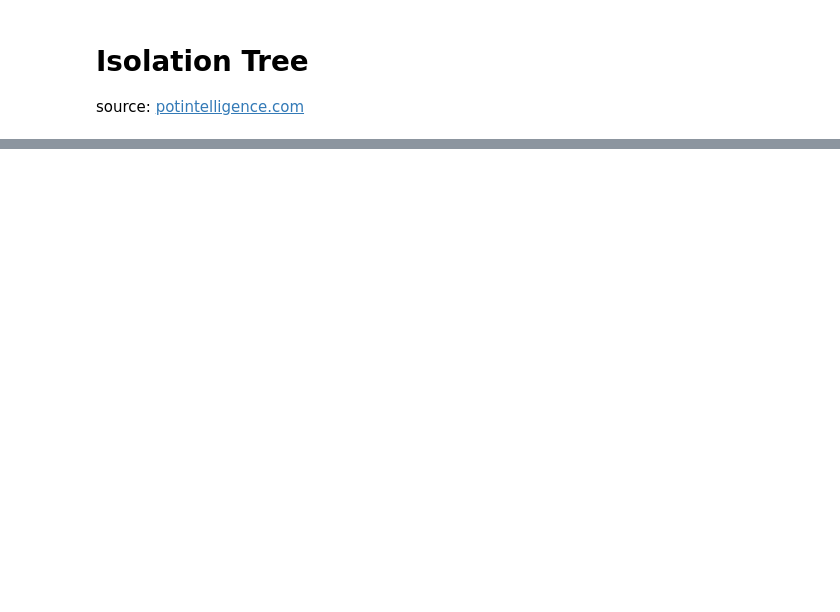
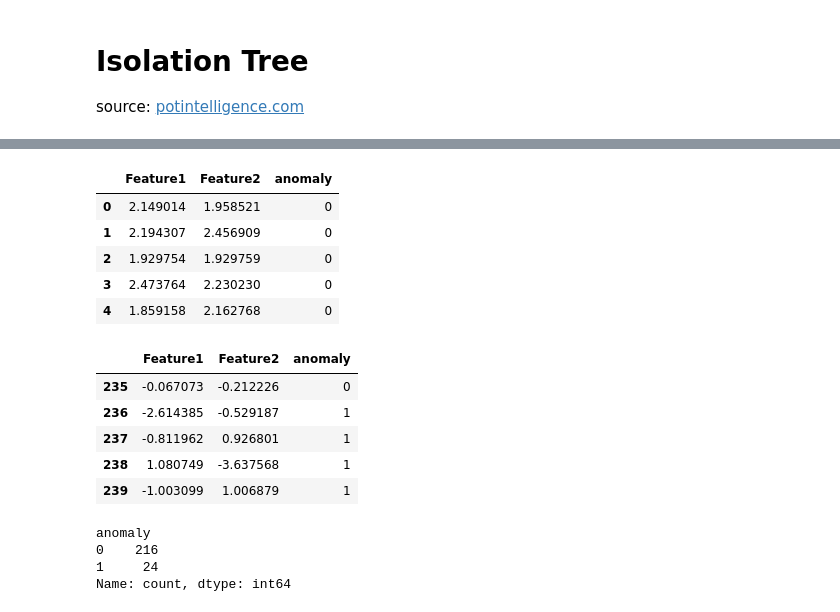
Before and after one commit to omdgit/Plotly-Dashboards-with-Dash, a Jupyter notebook: 1-06-BoxPlots/isolation_tree.ipynb, the cells around one changed output, grey strips where cells are left out. Cells and saved outputs as stored; diff of their text form; code cells hidden in the pictures; blank space fills up the shorter version.

```diff
--- a/1-06-BoxPlots/isolation_tree.ipynb
+++ b/1-06-BoxPlots/isolation_tree.ipynb
@@ -59,3 +64,25 @@ weighted avg       0.97      0.97      0.97       240
+# %%
+display(df.head())
+display(df.tail())
+
+df['anomaly'].value_counts()
+# %% [output]
+|  | Feature1 | Feature2 | anomaly |
+| 0 | 2.149014 | 1.958521 | 0 |
+| 1 | 2.194307 | 2.456909 | 0 |
+| 2 | 1.929754 | 1.929759 | 0 |
+| 3 | 2.473764 | 2.230230 | 0 |
+| 4 | 1.859158 | 2.162768 | 0 |
+|  | Feature1 | Feature2 | anomaly |
+| 235 | -0.067073 | -0.212226 | 0 |
+| 236 | -2.614385 | -0.529187 | 1 |
+| 237 | -0.811962 | 0.926801 | 1 |
+| 238 | 1.080749 | -3.637568 | 1 |
+| 239 | -1.003099 | 1.006879 | 1 |
+anomaly
+0    216
+1     24
+Name: count, dtype: int64
 # %% [markdown]
 There are several excellent resources to help you learn about using isolation forests in Python. Here are a few that stand out:
 
```
Also changed, not shown: parts of 1 cell of this notebook, 7 other files.
